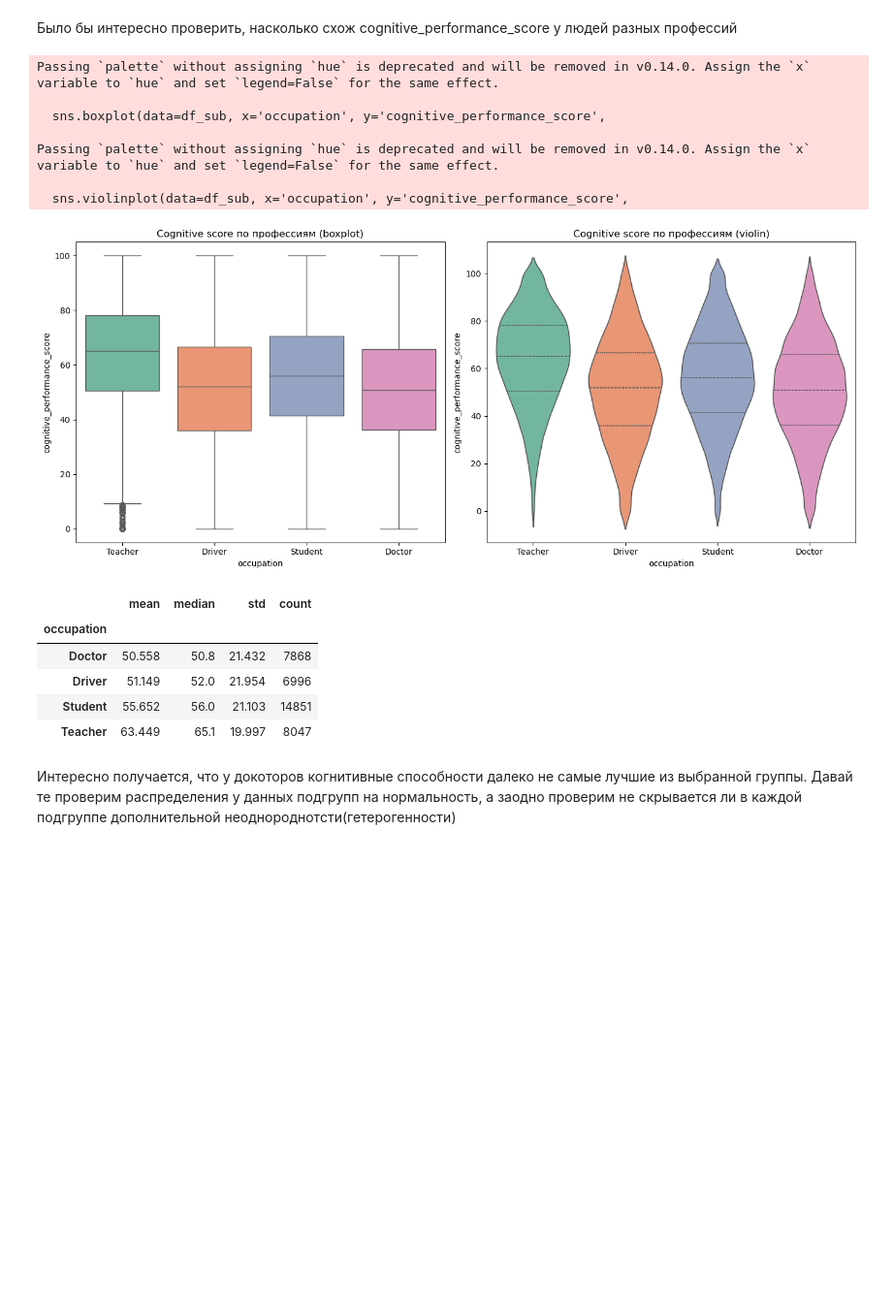
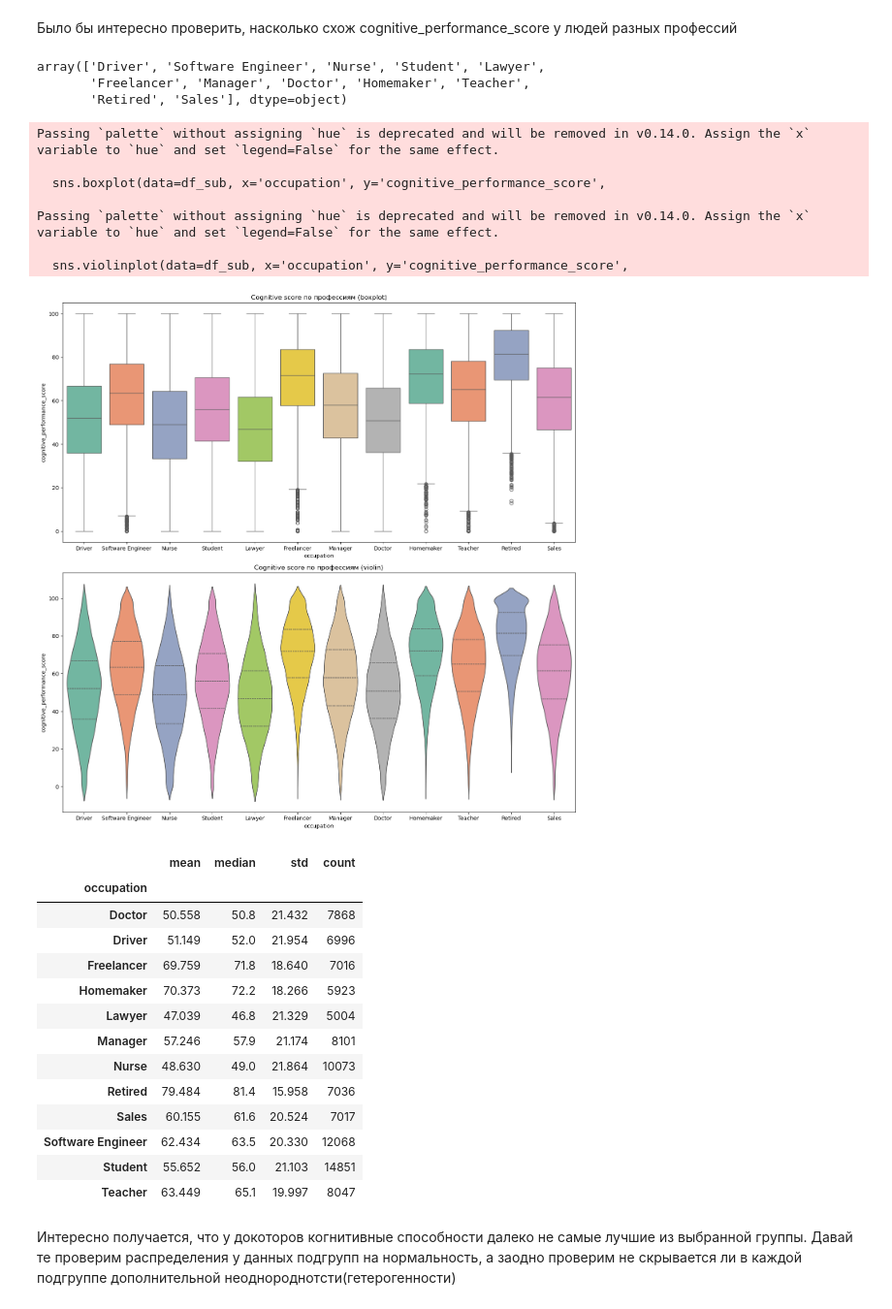
Before and after one commit to mello-bit/MS-Analysis-of-influence-sleep-durations-on-life-performance, a Jupyter notebook: analysis.ipynb, the cells around one changed output. Shown at 97% size. Saved outputs shown, nothing was run; the diff lists cells and outputs as text; code cells hidden in the pictures; blank space fills up the shorter version.

```diff
--- a/analysis.ipynb
+++ b/analysis.ipynb
@@ -142,43 +154,57 @@ pd.DataFrame({"Jobs": data["occupation"].unique().tolist()})
 Было бы интересно проверить, насколько схож cognitive_performance_score у людей разных профессий
 # %%
 df = data.copy()
+# %%
+groups_of_interest = df["occupation"].unique()
+groups_of_interest
+# %% [output]
+array(['Driver', 'Software Engineer', 'Nurse', 'Student', 'Lawyer',
+       'Freelancer', 'Manager', 'Doctor', 'Homemaker', 'Teacher',
+       'Retired', 'Sales'], dtype=object)
 # %%
 # Фильтруем нужные группы
-groups_of_interest = ['Teacher', 'Driver', 'Student', 'Doctor']
-df_sub = df[df['occupation'].isin(groups_of_interest)].copy()
+groups_of_interest = df["occupation"].unique()
+df_sub = df.copy()
 
-fig, axes = plt.subplots(1, 2, figsize=(14, 6))
+fig, axes = plt.subplots(2, 1, figsize=(14, 14))
 
-# Boxplot — сразу видны медианы, IQR, выбросы
+# Boxplot — используем для показа медианы, IQR, выбросов()
 sns.boxplot(data=df_sub, x='occupation', y='cognitive_performance_score',
             order=groups_of_interest, palette='Set2', ax=axes[0])
 axes[0].set_title('Cognitive score по профессиям (boxplot)')
 
-# Violin — показывает форму распределения, не только квантили
 sns.violinplot(data=df_sub, x='occupation', y='cognitive_performance_score',
                order=groups_of_interest, palette='Set2', inner='quartile', ax=axes[1])
 axes[1].set_title('Cognitive score по профессиям (violin)')
 
 plt.tight_layout()
 plt.show()
 
 # Описательная статистика
 df_sub.groupby('occupation')['cognitive_performance_score'].agg(
     ['mean', 'median', 'std', 'count']
 ).round(3)
 # %% [output]
 Passing `palette` without assigning `hue` is deprecated and will be removed in v0.14.0. Assign the `x` variable to `hue` and set `legend=False` for the same effect.
 
   sns.boxplot(data=df_sub, x='occupation', y='cognitive_performance_score',
 
 Passing `palette` without assigning `hue` is deprecated and will be removed in v0.14.0. Assign the `x` variable to `hue` and set `legend=False` for the same effect.
 
   sns.violinplot(data=df_sub, x='occupation', y='cognitive_performance_score',
-[figure, old version]
+[figure, new version]
 |  | mean | median | std | count |
 | occupation |  |  |  |  |
 | Doctor | 50.558 | 50.8 | 21.432 | 7868 |
 | Driver | 51.149 | 52.0 | 21.954 | 6996 |
+| Freelancer | 69.759 | 71.8 | 18.640 | 7016 |
+| Homemaker | 70.373 | 72.2 | 18.266 | 5923 |
+| Lawyer | 47.039 | 46.8 | 21.329 | 5004 |
+| Manager | 57.246 | 57.9 | 21.174 | 8101 |
+| Nurse | 48.630 | 49.0 | 21.864 | 10073 |
+| Retired | 79.484 | 81.4 | 15.958 | 7036 |
+| Sales | 60.155 | 61.6 | 20.524 | 7017 |
+| Software Engineer | 62.434 | 63.5 | 20.330 | 12068 |
 | Student | 55.652 | 56.0 | 21.103 | 14851 |
 | Teacher | 63.449 | 65.1 | 19.997 | 8047 |
 # %% [markdown]
```
Also changed, not shown: parts of 41 cells of this notebook.
